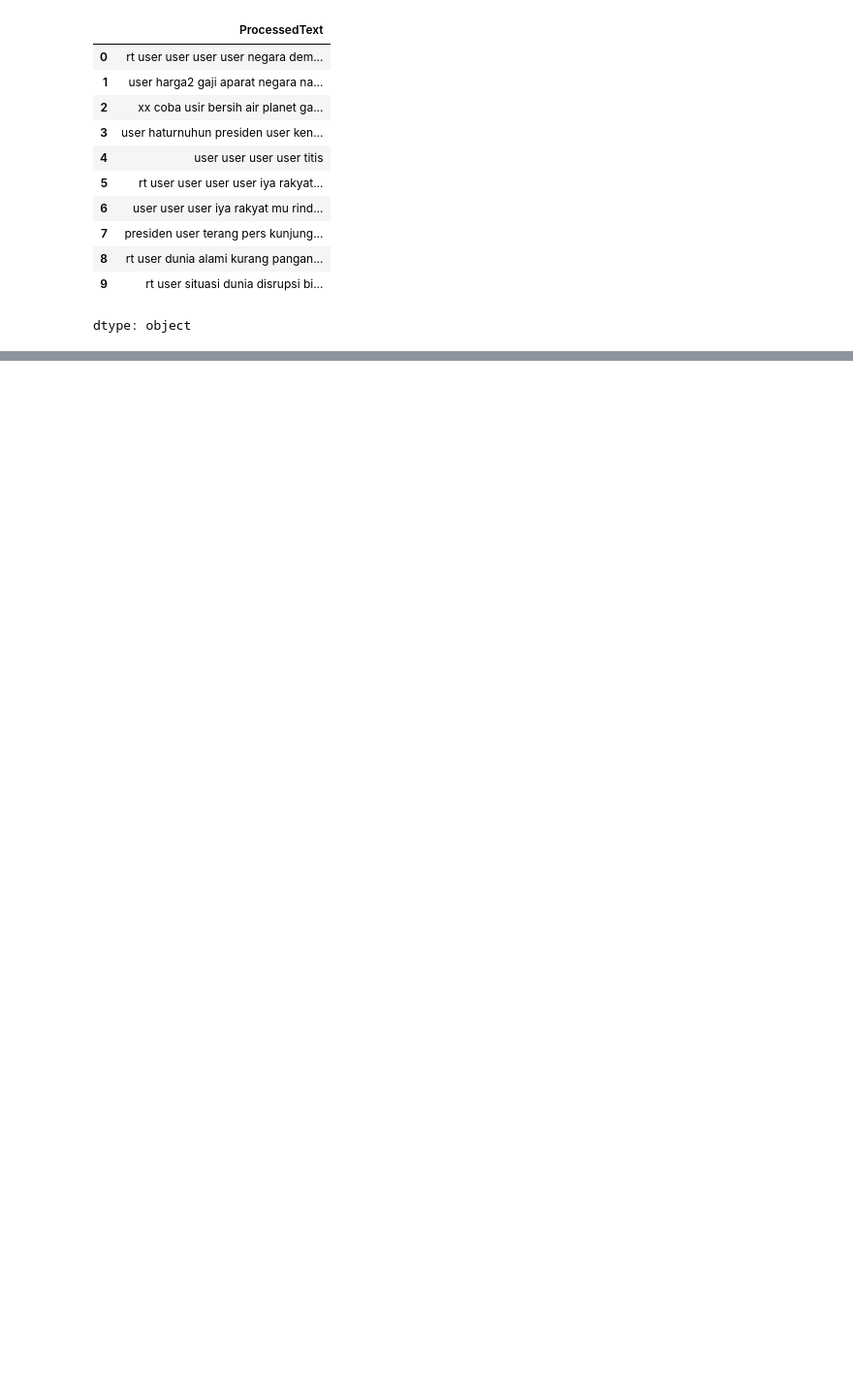
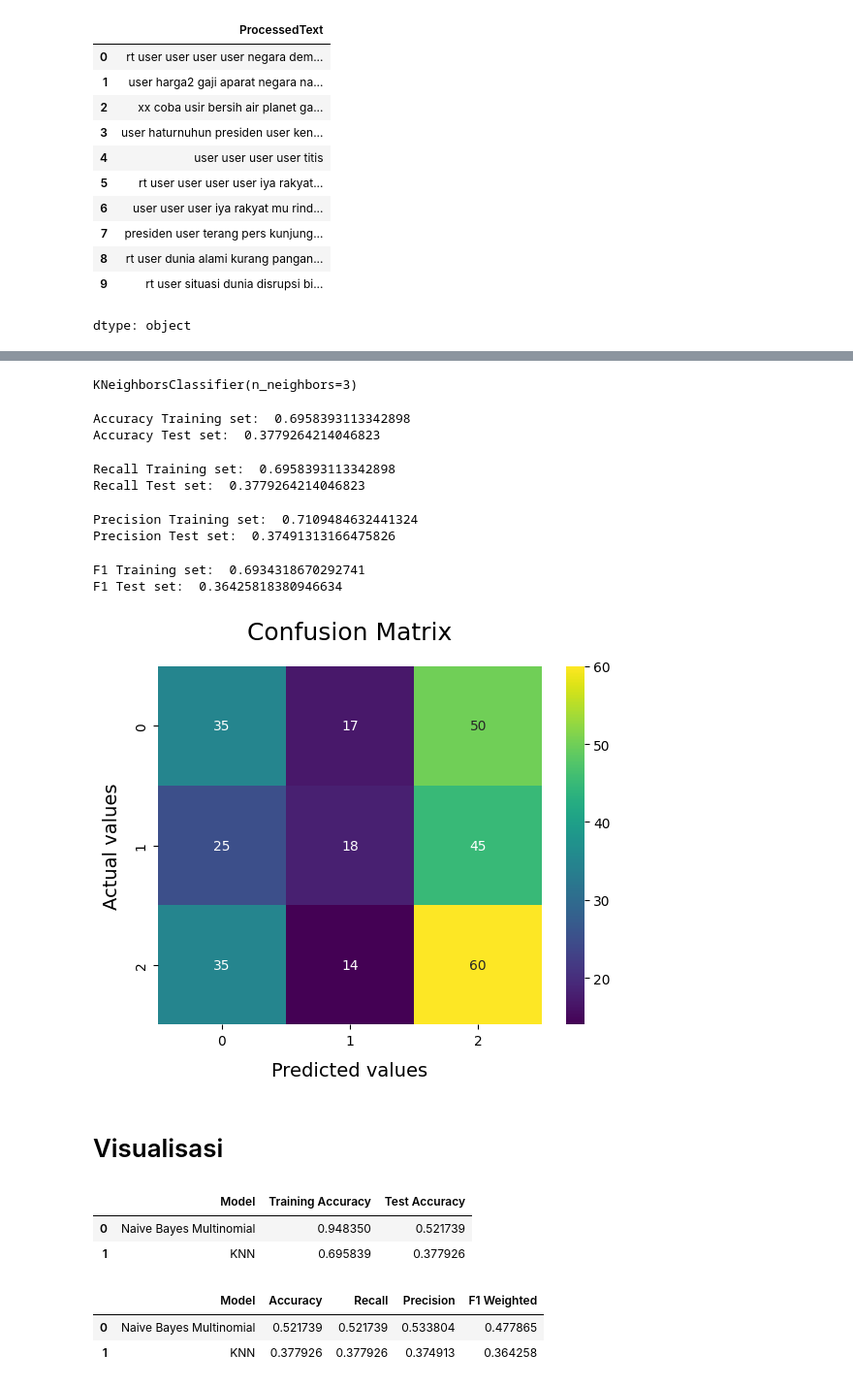
Before and after one commit to fatuunreal/stki4, a Jupyter notebook: stki4.ipynb, the cells around one changed output, grey strips where cells are left out. Shown: that part at 97% size. Saved outputs shown, nothing was run; the diff lists cells and outputs as text; code cells hidden in the pictures; blank space fills up the shorter version.

```diff
--- a/stki4.ipynb
+++ b/stki4.ipynb
@@ -548,0 +718,59 @@ TypeError: could not convert string to float: 'Negatif'
+# %%
+train_x_encoded = train_x_encoded.reshape(-1, 1)
+# train_label = train_label.reshape(-1, 1)
+# %%
+test_x_encoded = test_x_encoded.reshape(-1, 1)
+# %%
+model = KNeighborsClassifier(n_neighbors=3)
+model.fit(train_x_encoded, train_label)
+# %% [output]
+KNeighborsClassifier(n_neighbors=3)
+# %%
+y_pred_knn_train = model.predict(train_x_encoded)
+accuracy_knn_train = accuracy_score(train_label, y_pred_knn_train)
+print("Accuracy Training set: ", accuracy_knn_train)
+
+y_pred_knn_test = model.predict(test_x_encoded)
+accuracy_knn_test = accuracy_score(test_label, y_pred_knn_test)
+print("Accuracy Test set: ", accuracy_knn_test)
+# %% [output]
+Accuracy Training set:  0.6958393113342898
+Accuracy Test set:  0.3779264214046823
+# %%
+recall_knn_train = recall_score(train_label, y_pred_knn_train, average='weighted')
+print("Recall Training set: ", recall_knn_train)
+
+recall_knn_test = recall_score(test_label, y_pred_knn_test, average='weighted')
+print("Recall Test set: ", recall_knn_test)
+# %% [output]
+Recall Training set:  0.6958393113342898
+Recall Test set:  0.3779264214046823
+# %%
+precision_knn_train = precision_score(train_label, y_pred_knn_train, average='weighted')
+print("Precision Training set: ", precision_knn_train)
+
+precision_knn_test = precision_score(test_label, y_pred_knn_test, average='weighted')
+print("Precision Test set: ", precision_knn_test)
+# %% [output]
+Precision Training set:  0.7109484632441324
+Precision Test set:  0.37491313166475826
+# %%
+f1_knn_train = f1_score(train_label, y_pred_knn_train, average='weighted')
+print("F1 Training set: ", f1_knn_train)
+
+f1_knn_test = f1_score(test_label, y_pred_knn_test, average='weighted')
+print("F1 Test set: ", f1_knn_test)
+# %% [output]
+F1 Training set:  0.6934318670292741
+F1 Test set:  0.36425818380946634
+# %%
+from sklearn.metrics import confusion_matrix
+sns.heatmap(confusion_matrix(test_label, y_pred_knn_test), annot=True, cmap = 'viridis', fmt='.0f')
+plt.xlabel("Predicted values", fontdict = {'size':14}, labelpad = 10)
+plt.ylabel("Actual values"   , fontdict = {'size':14}, labelpad = 10)
+plt.title ("Confusion Matrix", fontdict = {'size':18}, pad = 20)
+plt.show()
+# %% [output]
+[figure, added]
+# %% [markdown]
+# Visualisasi
@@ -548,0 +782,7 @@ TypeError: could not convert string to float: 'Negatif'
+# %%
+predict = pd.DataFrame(data = models, columns=['Model', 'Training Accuracy', 'Test Accuracy'])
+predict
+# %% [output]
+|  | Model | Training Accuracy | Test Accuracy |
+| 0 | Naive Bayes Multinomial | 0.948350 | 0.521739 |
+| 1 | KNN | 0.695839 | 0.377926 |
@@ -548,0 +794,7 @@ TypeError: could not convert string to float: 'Negatif'
+# %%
+comparison = pd.DataFrame(data = models_comparison, columns=['Model', 'Accuracy', 'Recall', 'Precision', 'F1 Weighted'])
+comparison
+# %% [output]
+|  | Model | Accuracy | Recall | Precision | F1 Weighted |
+| 0 | Naive Bayes Multinomial | 0.521739 | 0.521739 | 0.533804 | 0.477865 |
+| 1 | KNN | 0.377926 | 0.377926 | 0.374913 | 0.364258 |
```
Also changed, not shown: parts of 50 cells of this notebook.
